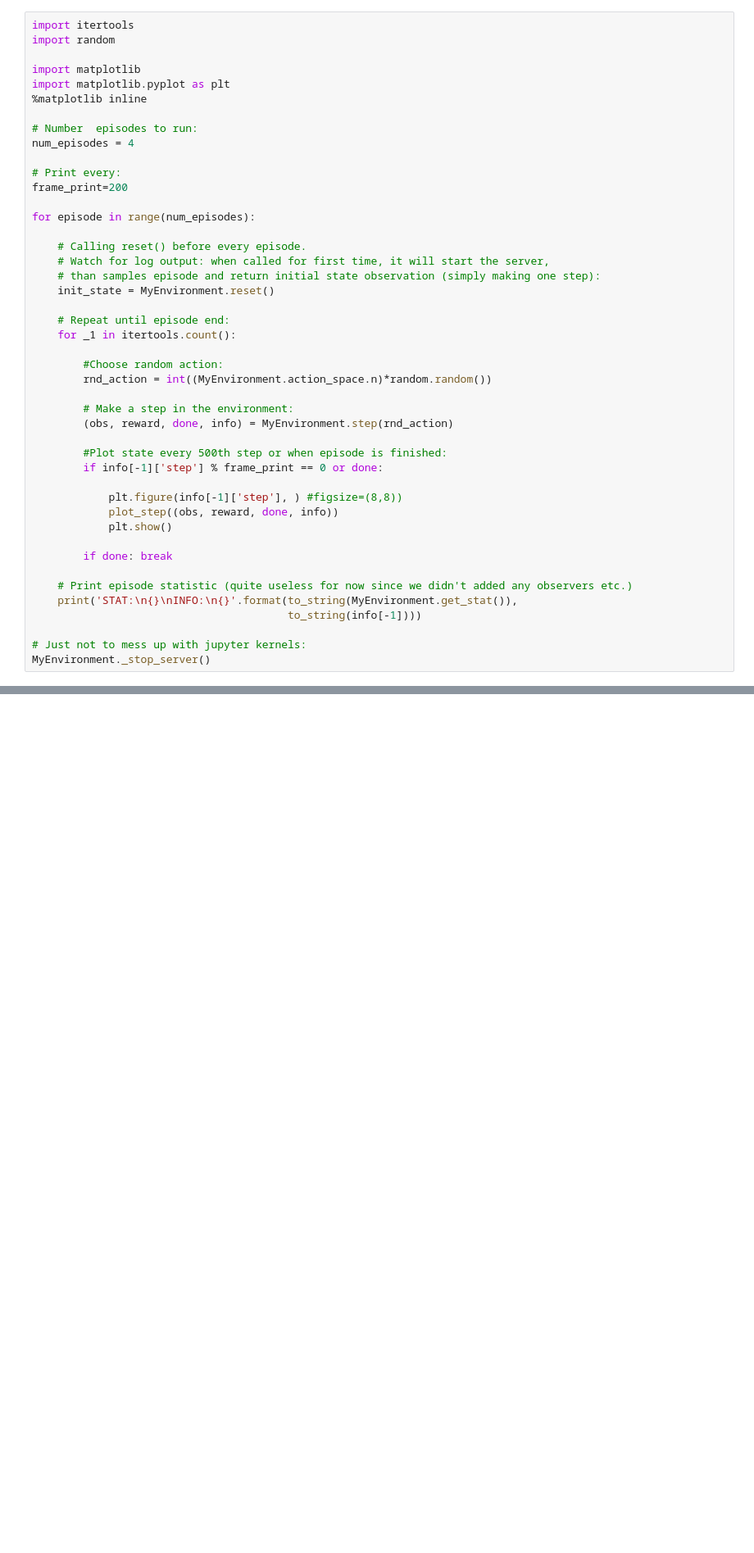
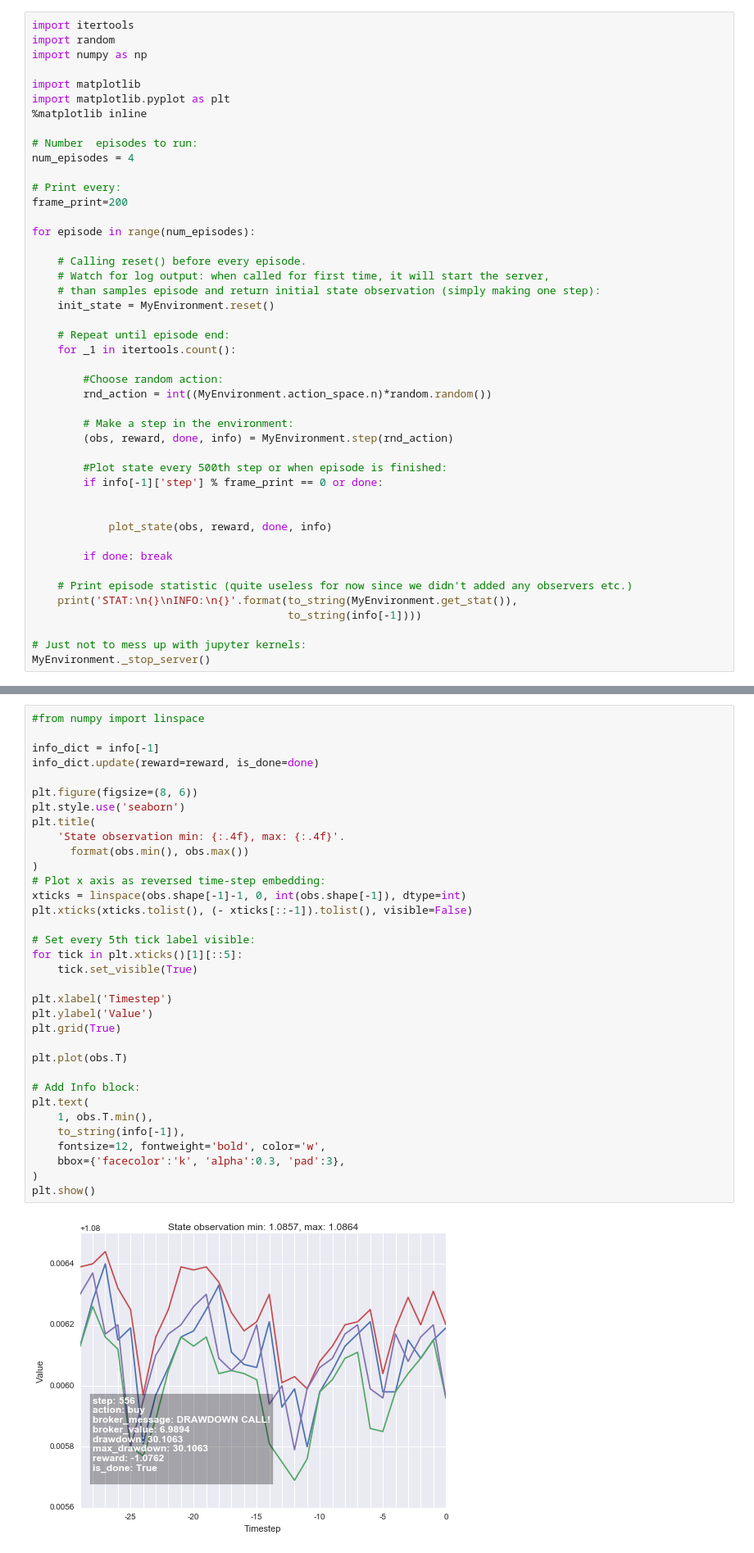
Before and after one commit to Kismuz/btgym, a Jupyter notebook: examples/setting_up_environment_basic.ipynb, the cells around one changed output, grey strips where cells are left out. Shown at 82% size. Drawn from its saved outputs; the diff is of its cells as text; blank space fills up the shorter version.

```diff
--- a/examples/setting_up_environment_basic.ipynb
+++ b/examples/setting_up_environment_basic.ipynb
@@ -208,6 +245,7 @@ def plot_step(response):
 # %%
 import itertools
 import random
+import numpy as np
 
 import matplotlib
 import matplotlib.pyplot as plt
@@ -238,9 +276,8 @@ for episode in range(num_episodes):
         #Plot state every 500th step or when episode is finished:
         if info[-1]['step'] % frame_print == 0 or done:
 
-            plt.figure(info[-1]['step'], ) #figsize=(8,8))
-            plot_step((obs, reward, done, info))
-            plt.show()
+
+            plot_state(obs, reward, done, info)
 
         if done: break
 
@@ -325,0 +309,36 @@ max       1.135310     1.135500     1.135210     1.135310     0.0
+# %%
+#from numpy import linspace
+
+info_dict = info[-1]
+info_dict.update(reward=reward, is_done=done)
+
+plt.figure(figsize=(8, 6))
+plt.style.use('seaborn')
+plt.title(
+    'State observation min: {:.4f}, max: {:.4f}'.
+      format(obs.min(), obs.max())
+)
+# Plot x axis as reversed time-step embedding:
+xticks = linspace(obs.shape[-1]-1, 0, int(obs.shape[-1]), dtype=int)
+plt.xticks(xticks.tolist(), (- xticks[::-1]).tolist(), visible=False)
+
+# Set every 5th tick label visible:
+for tick in plt.xticks()[1][::5]:
+    tick.set_visible(True)
+
+plt.xlabel('Timestep')
+plt.ylabel('Value')
+plt.grid(True)
+
+plt.plot(obs.T)
+
+# Add Info block:
+plt.text(
+    1, obs.T.min(),
+    to_string(info[-1]),
+    fontsize=12, fontweight='bold', color='w',
+    bbox={'facecolor':'k', 'alpha':0.3, 'pad':3},
+)
+plt.show()
+# %% [output]
+[figure, added]
```
Also changed, not shown: parts of 8 cells of this notebook, 2 other files.
